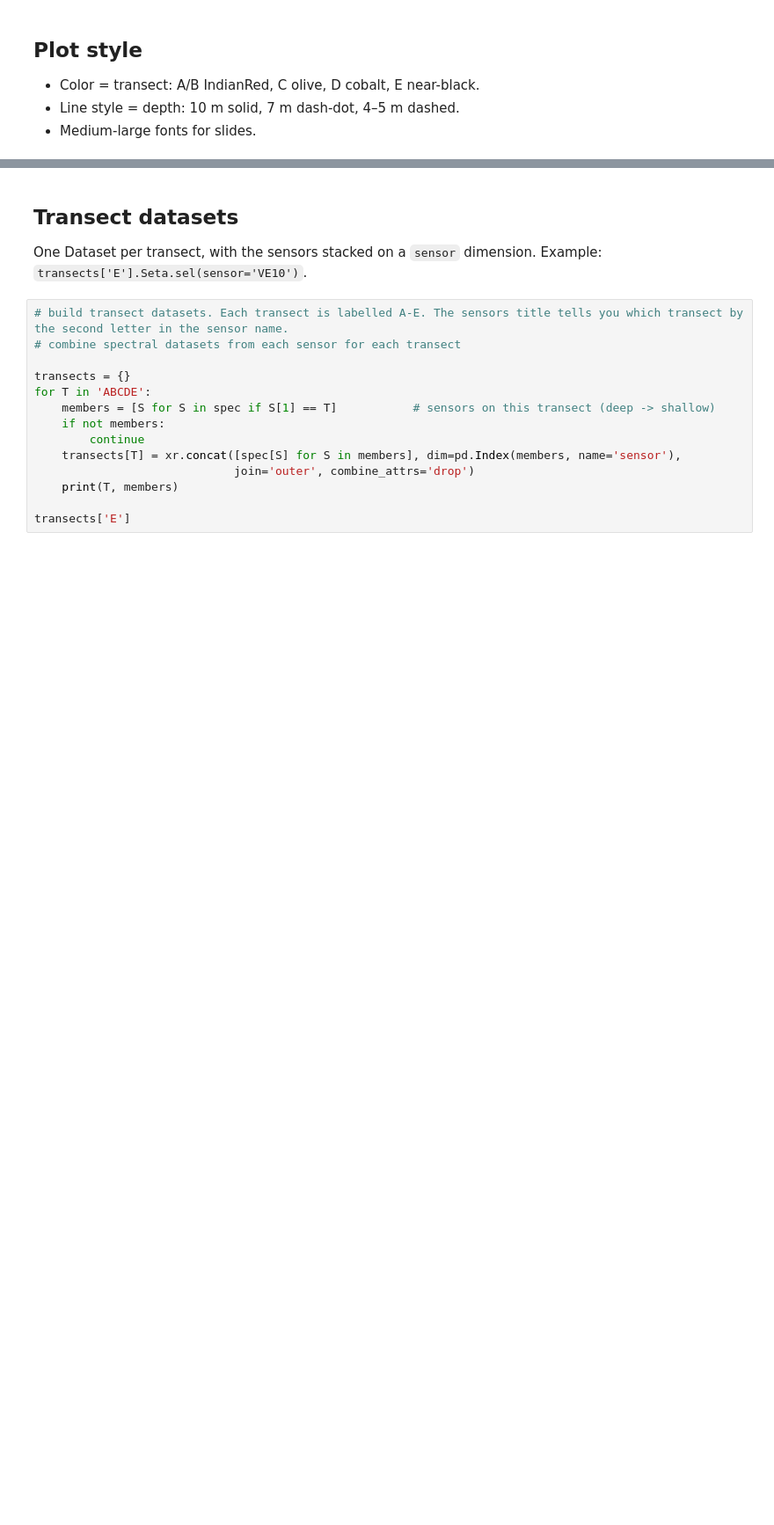
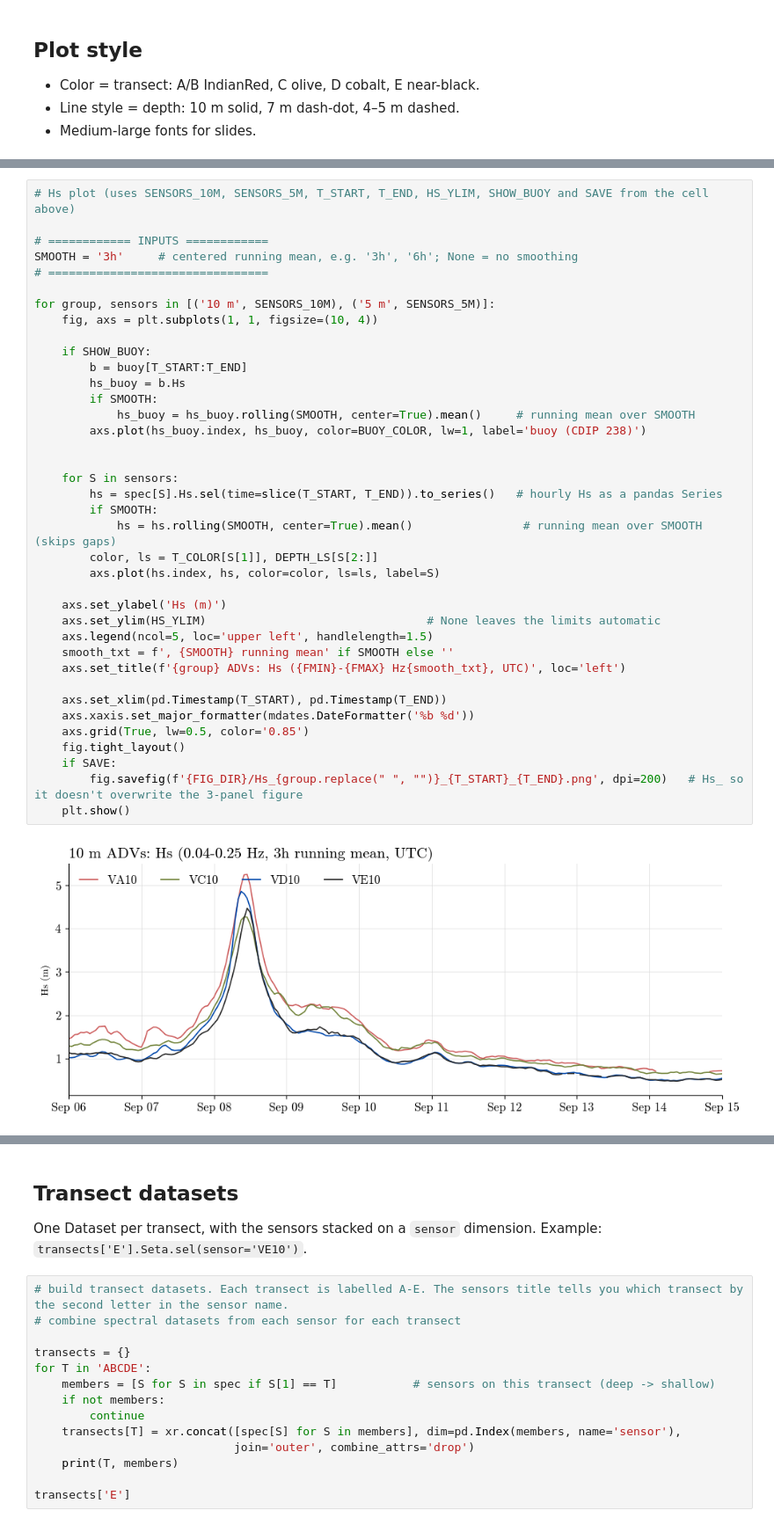
Before and after one commit to isidora-rojas/4EWA, a Jupyter notebook: processing/initial_figs.ipynb, the cells around one changed output, grey strips where cells are left out. Shown at 88% size. Drawn from its saved outputs; the diff is of its cells as text; blank space fills up the shorter version.

```diff
--- a/processing/initial_figs.ipynb
+++ b/processing/initial_figs.ipynb
@@ -236,0 +250,40 @@ for group, sensors in [('10 m', SENSORS_10M), ('5 m', SENSORS_5M)]:
+# %%
+# Hs plot (uses SENSORS_10M, SENSORS_5M, T_START, T_END, HS_YLIM, SHOW_BUOY and SAVE from the cell above)
+
+# ============ INPUTS ============
+SMOOTH = '3h'     # centered running mean, e.g. '3h', '6h'; None = no smoothing
+# ================================
+
+for group, sensors in [('10 m', SENSORS_10M), ('5 m', SENSORS_5M)]:
+    fig, axs = plt.subplots(1, 1, figsize=(10, 4))
+
+    if SHOW_BUOY:
+        b = buoy[T_START:T_END]
+        hs_buoy = b.Hs
+        if SMOOTH:
+            hs_buoy = hs_buoy.rolling(SMOOTH, center=True).mean()     # running mean over SMOOTH
+        axs.plot(hs_buoy.index, hs_buoy, color=BUOY_COLOR, lw=1, label='buoy (CDIP 238)')
+
+
+    for S in sensors:
+        hs = spec[S].Hs.sel(time=slice(T_START, T_END)).to_series()   # hourly Hs as a pandas Series
+        if SMOOTH:
+            hs = hs.rolling(SMOOTH, center=True).mean()                # running mean over SMOOTH (skips gaps)
+        color, ls = T_COLOR[S[1]], DEPTH_LS[S[2:]]
+        axs.plot(hs.index, hs, color=color, ls=ls, label=S)
+
+    axs.set_ylabel('Hs (m)')
+    axs.set_ylim(HS_YLIM)                                # None leaves the limits automatic
+    axs.legend(ncol=5, loc='upper left', handlelength=1.5)
+    smooth_txt = f', {SMOOTH} running mean' if SMOOTH else ''
+    axs.set_title(f'{group} ADVs: Hs ({FMIN}-{FMAX} Hz{smooth_txt}, UTC)', loc='left')
+
+    axs.set_xlim(pd.Timestamp(T_START), pd.Timestamp(T_END))
+    axs.xaxis.set_major_formatter(mdates.DateFormatter('%b %d'))
+    axs.grid(True, lw=0.5, color='0.85')
+    fig.tight_layout()
+    if SAVE:
+        fig.savefig(f'{FIG_DIR}/Hs_{group.replace(" ", "")}_{T_START}_{T_END}.png', dpi=200)   # Hs_ so it doesn't overwrite the 3-panel figure
+    plt.show()
+# %% [output]
+[figure, added]
```
Also changed, not shown: parts of 15 cells of this notebook, 21 other files.
